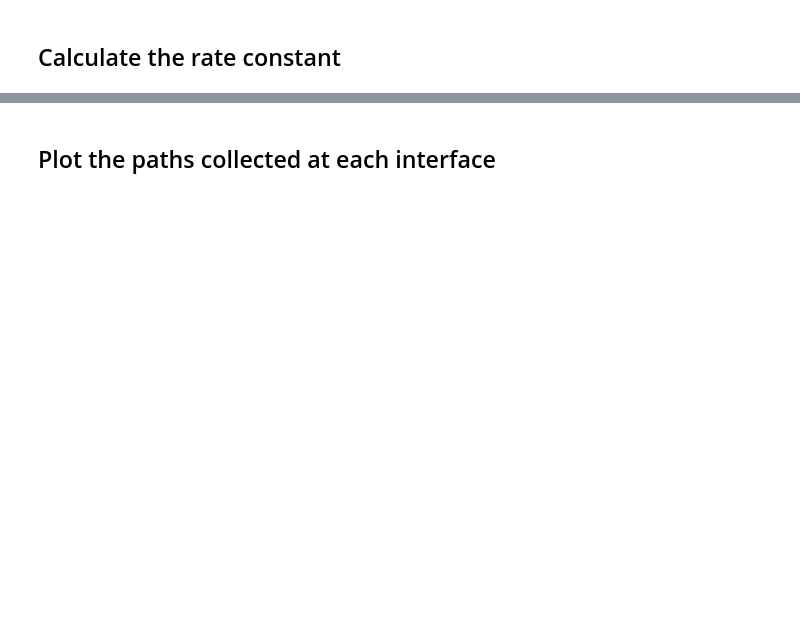
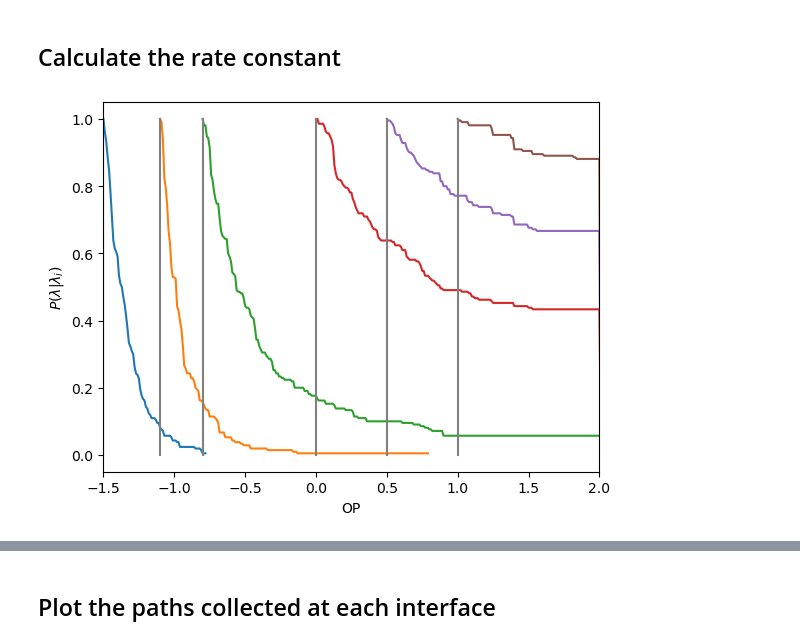
Before and after one commit to minhx010/iCoMSE-planning-spring2023, a Jupyter notebook: (RE)TIS-Code.ipynb, the cells around one changed output, grey strips where cells are left out. Drawn from its saved outputs; the diff is of its cells as text; code cells hidden in the pictures; blank space fills up the shorter version.

```diff
--- a/(RE)TIS-Code.ipynb
+++ b/(RE)TIS-Code.ipynb
@@ -577,5 +821,45 @@ plt.show()
 # %% [markdown]
 ## Calculate the rate constant
+# %%
+""" 3) Plot Crossing Probability Histogram for Each Interface Ensemble """
+
+bin_width = 0.01
+max_bins = int((interfaces[-1]-interfaces[0])/bin_width)                        # number of lambdas between the first and last interface
+counts = np.zeros((ninterfaces,max_bins))                                       # matrix to store crossing counts (for each lambda between the first and last interface)
+                                                                                # size: interfaces x max_bins
+
+for i in range(ninterfaces):
+    ndiscard = 10                                                               # this corresponds to the number of paths between each decorrelated sample/path
+    for move in range(start,n_moves+continue_moves,ndiscard):
+        val = np.max(allpaths[i][move][:,6])                                    # gets the max op of this path, tells you how far this path has travelled
+        nbin = int((val-interfaces[i])/bin_width)                               # tells us how many lambdas has this path crosses
+
+        for j in range(min(nbin+1,max_bins)):
+            counts[i][j] += 1                                                   # adds 1 for each lambda that this path crosses
+
+# Get crossing probability histogram
+
+lambdas = [[] for i in range(ninterfaces)]
+crossingprob = [[] for i in range(ninterfaces)]
+
+for i in range(ninterfaces):
+    for j in range(max_bins):
+        if counts[i][j] > 0:
+            lambdas[i].append(interfaces[i]+j*bin_width)                           # this tracks the lambda corresponding to the crossing probability at that lambda
+            crossingprob[i].append(counts[i][j]/counts[i][0])                      # P(lambda|lambda_i), counts[i][0] is the total number of paths of that ensemble because all paths from this ensemble would have crossed that first interface
+
+# Plot the histogram
+
+for i in range(ninterfaces):
+    plt.plot(lambdas[i],crossingprob[i], label='Interface {}'.format(i))
+    plt.plot(np.linspace(interfaces[i],interfaces[i],10),np.linspace(0,1,10), color='grey')
+    plt.xlabel('OP')
+    plt.ylabel('$P(\u03BB|\u03BB_{i})$')
+# plt.legend()
+plt.xlim(interfaces[0],interfaces[-1])
+plt.show()
+# %% [output]
+[figure, added]
 # %%
 cross_probs = 1
 
```
Also changed, not shown: parts of 10 cells of this notebook.
